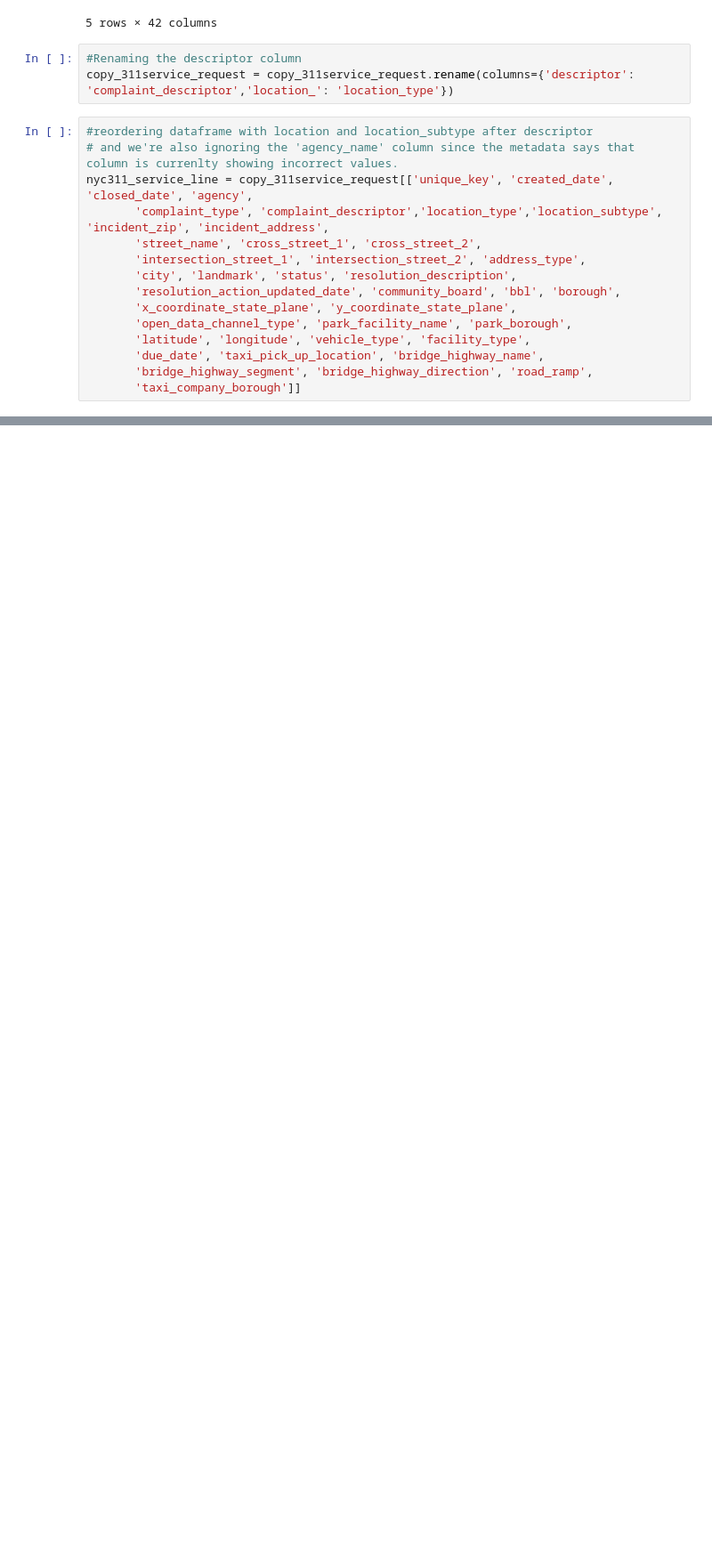
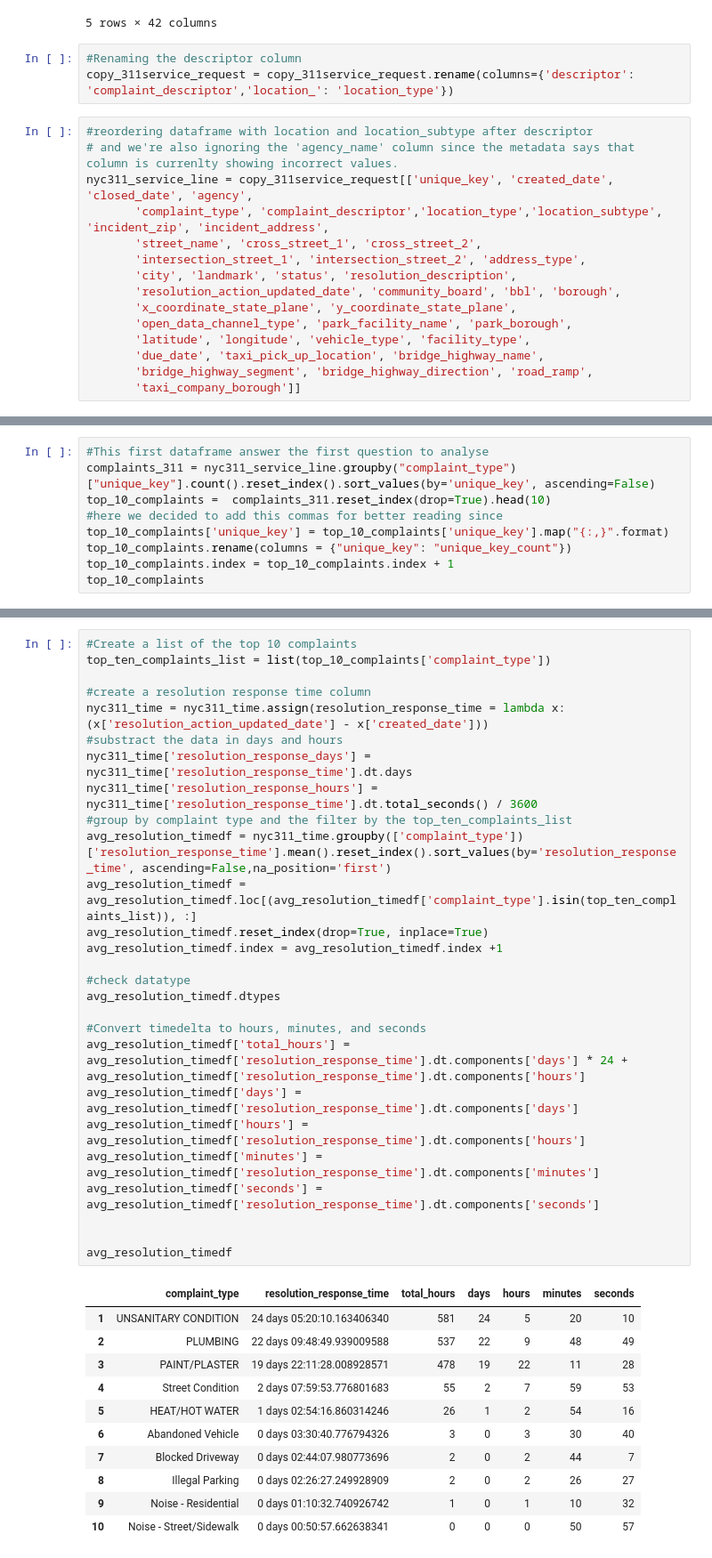
Before and after one commit to ajones1010/NYC-311-Analysis, a Jupyter notebook: nyc_311.ipynb, the cells around one changed output, grey strips where cells are left out. Shown: that part at 89% size. Cells and saved outputs as stored; diff of their text form; blank space fills up the shorter version.

```diff
--- a/nyc_311.ipynb
+++ b/nyc_311.ipynb
@@ -416,0 +488,9 @@ nyc311_location.to_csv("Resources/nyc311_location.csv", index=False)
+# %%
+#This first dataframe answer the first question to analyse
+complaints_311 = nyc311_service_line.groupby("complaint_type")["unique_key"].count().reset_index().sort_values(by='unique_key', ascending=False)
+top_10_complaints =  complaints_311.reset_index(drop=True).head(10)
+#here we decided to add this commas for better reading since
+top_10_complaints['unique_key'] = top_10_complaints['unique_key'].map("{:,}".format)
+top_10_complaints.rename(columns = {"unique_key": "unique_key_count"})
+top_10_complaints.index = top_10_complaints.index + 1
+top_10_complaints
@@ -416,0 +676,39 @@ nyc311_location.to_csv("Resources/nyc311_location.csv", index=False)
+# %%
+#Create a list of the top 10 complaints
+top_ten_complaints_list = list(top_10_complaints['complaint_type'])
+
+#create a resolution response time column
+nyc311_time = nyc311_time.assign(resolution_response_time = lambda x: (x['resolution_action_updated_date'] - x['created_date']))
+#substract the data in days and hours
+nyc311_time['resolution_response_days'] = nyc311_time['resolution_response_time'].dt.days
+nyc311_time['resolution_response_hours'] = nyc311_time['resolution_response_time'].dt.total_seconds() / 3600
+#group by complaint type and the filter by the top_ten_complaints_list
+avg_resolution_timedf = nyc311_time.groupby(['complaint_type'])['resolution_response_time'].mean().reset_index().sort_values(by='resolution_response_time', ascending=False,na_position='first')
+avg_resolution_timedf = avg_resolution_timedf.loc[(avg_resolution_timedf['complaint_type'].isin(top_ten_complaints_list)), :]
+avg_resolution_timedf.reset_index(drop=True, inplace=True)
+avg_resolution_timedf.index = avg_resolution_timedf.index +1
+
+#check datatype
+avg_resolution_timedf.dtypes
+
+#Convert timedelta to hours, minutes, and seconds
+avg_resolution_timedf['total_hours'] = avg_resolution_timedf['resolution_response_time'].dt.components['days'] * 24 + avg_resolution_timedf['resolution_response_time'].dt.components['hours']
+avg_resolution_timedf['days'] = avg_resolution_timedf['resolution_response_time'].dt.components['days']
+avg_resolution_timedf['hours'] = avg_resolution_timedf['resolution_response_time'].dt.components['hours']
+avg_resolution_timedf['minutes'] = avg_resolution_timedf['resolution_response_time'].dt.components['minutes']
+avg_resolution_timedf['seconds'] = avg_resolution_timedf['resolution_response_time'].dt.components['seconds']
+
+
+avg_resolution_timedf
+# %% [output]
+|  | complaint_type | resolution_response_time | total_hours | days | hours | minutes | seconds |
+| 1 | UNSANITARY CONDITION | 24 days 05:20:10.163406340 | 581 | 24 | 5 | 20 | 10 |
+| 2 | PLUMBING | 22 days 09:48:49.939009588 | 537 | 22 | 9 | 48 | 49 |
+| 3 | PAINT/PLASTER | 19 days 22:11:28.008928571 | 478 | 19 | 22 | 11 | 28 |
+| 4 | Street Condition | 2 days 07:59:53.776801683 | 55 | 2 | 7 | 59 | 53 |
+| 5 | HEAT/HOT WATER | 1 days 02:54:16.860314246 | 26 | 1 | 2 | 54 | 16 |
+| 6 | Abandoned Vehicle | 0 days 03:30:40.776794326 | 3 | 0 | 3 | 30 | 40 |
+| 7 | Blocked Driveway | 0 days 02:44:07.980773696 | 2 | 0 | 2 | 44 | 7 |
+| 8 | Illegal Parking | 0 days 02:26:27.249928909 | 2 | 0 | 2 | 26 | 27 |
+| 9 | Noise - Residential | 0 days 01:10:32.740926742 | 1 | 0 | 1 | 10 | 32 |
+| 10 | Noise - Street/Sidewalk | 0 days 00:50:57.662638341 | 0 | 0 | 0 | 50 | 57 |
```
Also changed, not shown: parts of 44 cells of this notebook, 6 other files.
